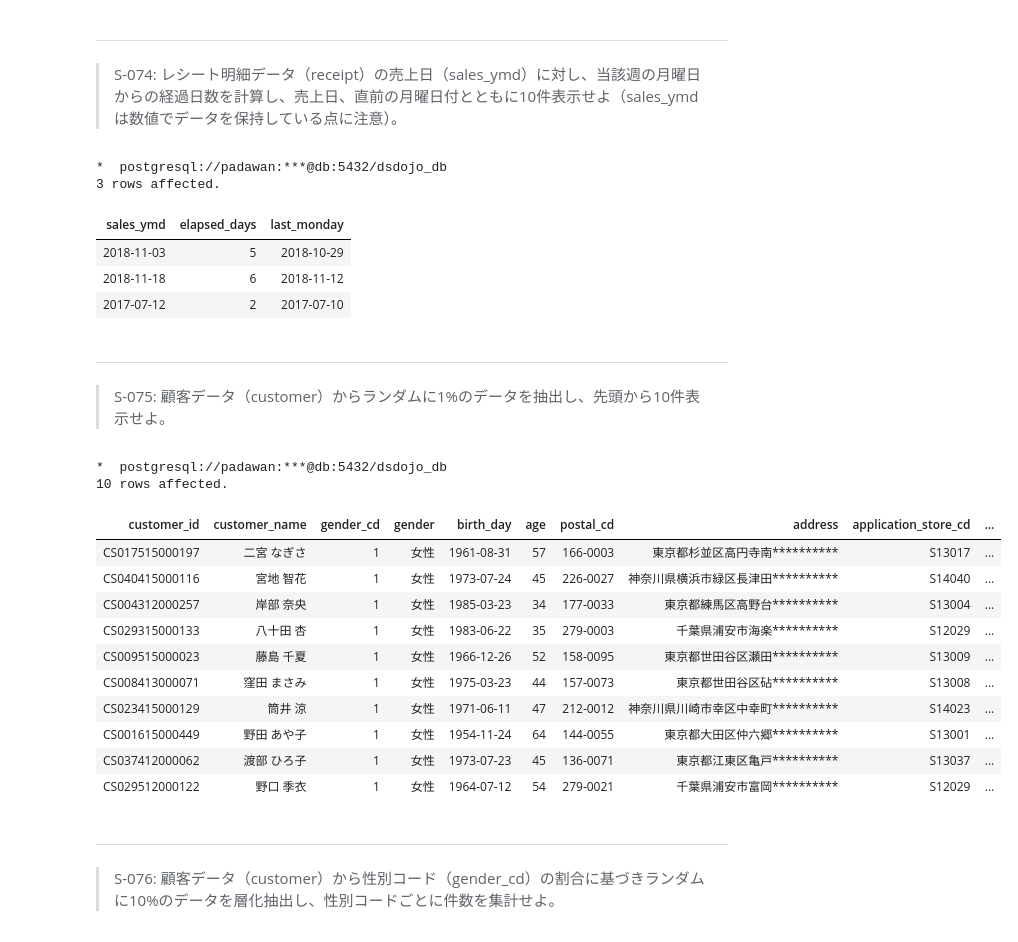
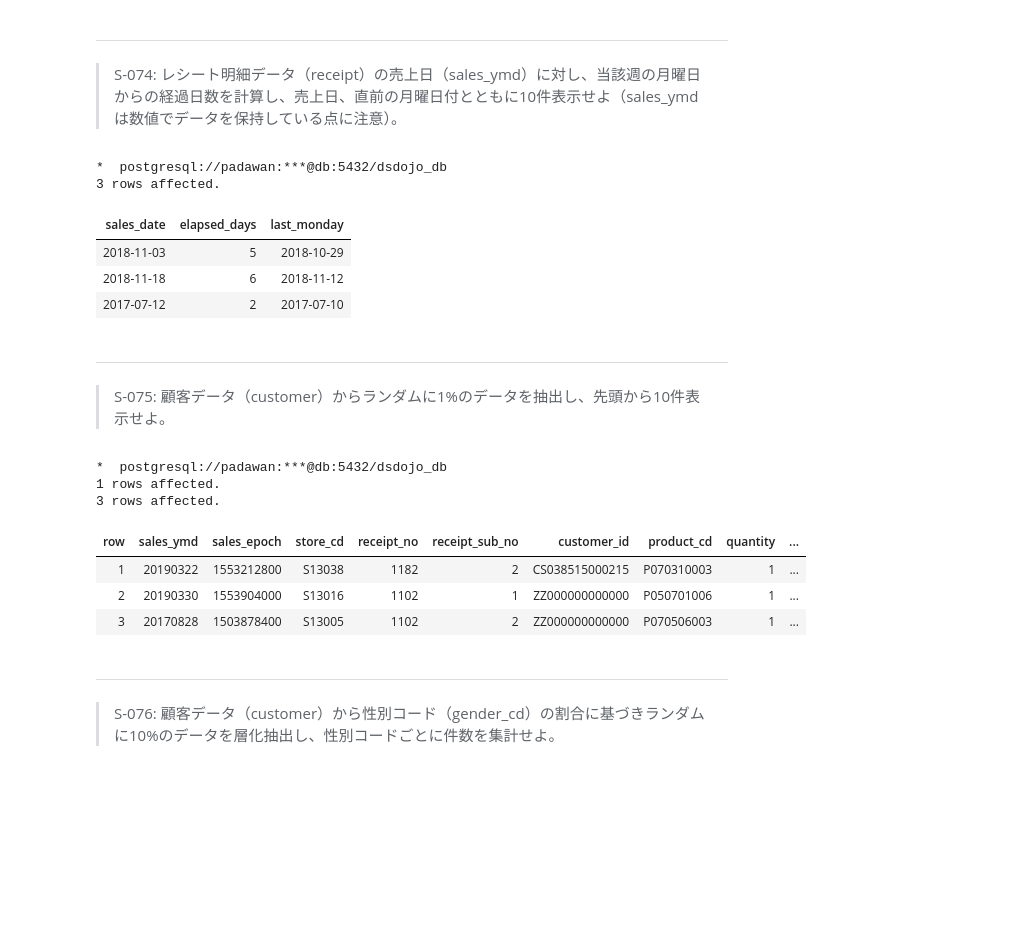
Before and after one commit to palakpaneerer/100knocks-preprocess, a Jupyter notebook: docker/work/preprocess_knock_SQL.ipynb, the cells around one changed output. Cells and saved outputs as stored; diff of their text form; code cells hidden in the pictures; blank space fills up the shorter version.

```diff
--- a/docker/work/preprocess_knock_SQL.ipynb
+++ b/docker/work/preprocess_knock_SQL.ipynb
@@ -2350,28 +2309,28 @@ LIMIT
 > S-074: レシート明細データ（receipt）の売上日（sales_ymd）に対し、当該週の月曜日からの経過日数を計算し、売上日、直前の月曜日付とともに10件表示せよ（sales_ymdは数値でデータを保持している点に注意）。
 # %%
 %%sql
-WITH elapsed_days_tbl AS (
+
+WITH elapsed_tbl AS (
     SELECT
-        TO_DATE(CAST(sales_ymd AS VARCHAR), 'YYYYMMDD') AS sales_ymd,
+        TO_DATE(CAST(sales_ymd AS VARCHAR), 'YYYYMMDD') AS sales_date,
         EXTRACT(DOW FROM (
-            TO_DATE(CAST(sales_ymd AS VARCHAR), 'YYYYMMDD') -1
+        TO_DATE(CAST(sales_ymd AS VARCHAR), 'YYYYMMDD') - 1
         )) AS elapsed_days
     FROM
         receipt
 )
 SELECT
-    sales_ymd,
+    sales_date,
     elapsed_days,
-    sales_ymd - CAST(elapsed_days AS INTEGER) AS last_monday
+    sales_date - CAST(elapsed_days AS INTEGER) AS last_monday
 FROM
-    elapsed_days_tbl
+    elapsed_tbl
 LIMIT
-    3
-;
+    3;
 # %% [output]
 *  postgresql://padawan:***@db:5432/dsdojo_db
 3 rows affected.
-| sales_ymd | elapsed_days | last_monday |
+| sales_date | elapsed_days | last_monday |
 | 2018-11-03 | 5 | 2018-10-29 |
 | 2018-11-18 | 6 | 2018-11-12 |
 | 2017-07-12 | 2 | 2017-07-10 |
@@ -2381,46 +2340,36 @@ LIMIT
 # %%
 %%sql
 
-WITH customer_tmp AS (
+SELECT SETSEED(0.1);
+WITH row_tbl AS (
     SELECT
-        *,
         ROW_NUMBER() OVER(ORDER BY RANDOM()) AS row,
-        COUNT(*) OVER() AS cnt
-    FROM customer
+        *
+    FROM
+        receipt
 )
 SELECT
-    customer_id,
-    customer_name,
-    gender_cd,
-    gender,
-    birth_day,
-    age,
-    postal_cd,
-    address,
-    application_store_cd,
-    application_date,
-    status_cd
+    *
 FROM
-    customer_tmp
+    row_tbl
 WHERE
-    row <= cnt * 0.01
+    row <= (
+        SELECT
+            COUNT(*)
+        FROM
+            receipt
+    ) * 0.01
 LIMIT
-    10
+    3
 ;
 # %% [output]
 *  postgresql://padawan:***@db:5432/dsdojo_db
-10 rows affected.
+1 rows affected.
+3 rows affected.
-| customer_id | customer_name | gender_cd | gender | birth_day | age | postal_cd | address | application_store_cd | ... |
-| CS017515000197 | 二宮 なぎさ | 1 | 女性 | 1961-08-31 | 57 | 166-0003 | 東京都杉並区高円寺南********** | S13017 | ... |
-| CS040415000116 | 宮地 智花 | 1 | 女性 | 1973-07-24 | 45 | 226-0027 | 神奈川県横浜市緑区長津田********** | S14040 | ... |
-| CS004312000257 | 岸部 奈央 | 1 | 女性 | 1985-03-23 | 34 | 177-0033 | 東京都練馬区高野台********** | S13004 | ... |
-| CS029315000133 | 八十田 杏 | 1 | 女性 | 1983-06-22 | 35 | 279-0003 | 千葉県浦安市海楽********** | S12029 | ... |
-| CS009515000023 | 藤島 千夏 | 1 | 女性 | 1966-12-26 | 52 | 158-0095 | 東京都世田谷区瀬田********** | S13009 | ... |
-| CS008413000071 | 窪田 まさみ | 1 | 女性 | 1975-03-23 | 44 | 157-0073 | 東京都世田谷区砧********** | S13008 | ... |
-| CS023415000129 | 筒井 涼 | 1 | 女性 | 1971-06-11 | 47 | 212-0012 | 神奈川県川崎市幸区中幸町********** | S14023 | ... |
-| CS001615000449 | 野田 あや子 | 1 | 女性 | 1954-11-24 | 64 | 144-0055 | 東京都大田区仲六郷********** | S13001 | ... |
-| CS037412000062 | 渡部 ひろ子 | 1 | 女性 | 1973-07-23 | 45 | 136-0071 | 東京都江東区亀戸********** | S13037 | ... |
-| CS029512000122 | 野口 季衣 | 1 | 女性 | 1964-07-12 | 54 | 279-0021 | 千葉県浦安市富岡********** | S12029 | ... |
+| row | sales_ymd | sales_epoch | store_cd | receipt_no | receipt_sub_no | customer_id | product_cd | quantity | ... |
+| 1 | 20190322 | 1553212800 | S13038 | 1182 | 2 | CS038515000215 | P070310003 | 1 | ... |
+| 2 | 20190330 | 1553904000 | S13016 | 1102 | 1 | ZZ000000000000 | P050701006 | 1 | ... |
+| 3 | 20170828 | 1503878400 | S13005 | 1102 | 2 | ZZ000000000000 | P070506003 | 1 | ... |
 # %% [markdown]
 ---
 > S-076: 顧客データ（customer）から性別コード（gender_cd）の割合に基づきランダムに10%のデータを層化抽出し、性別コードごとに件数を集計せよ。
```
Also changed, not shown: parts of 20 cells of this notebook.
